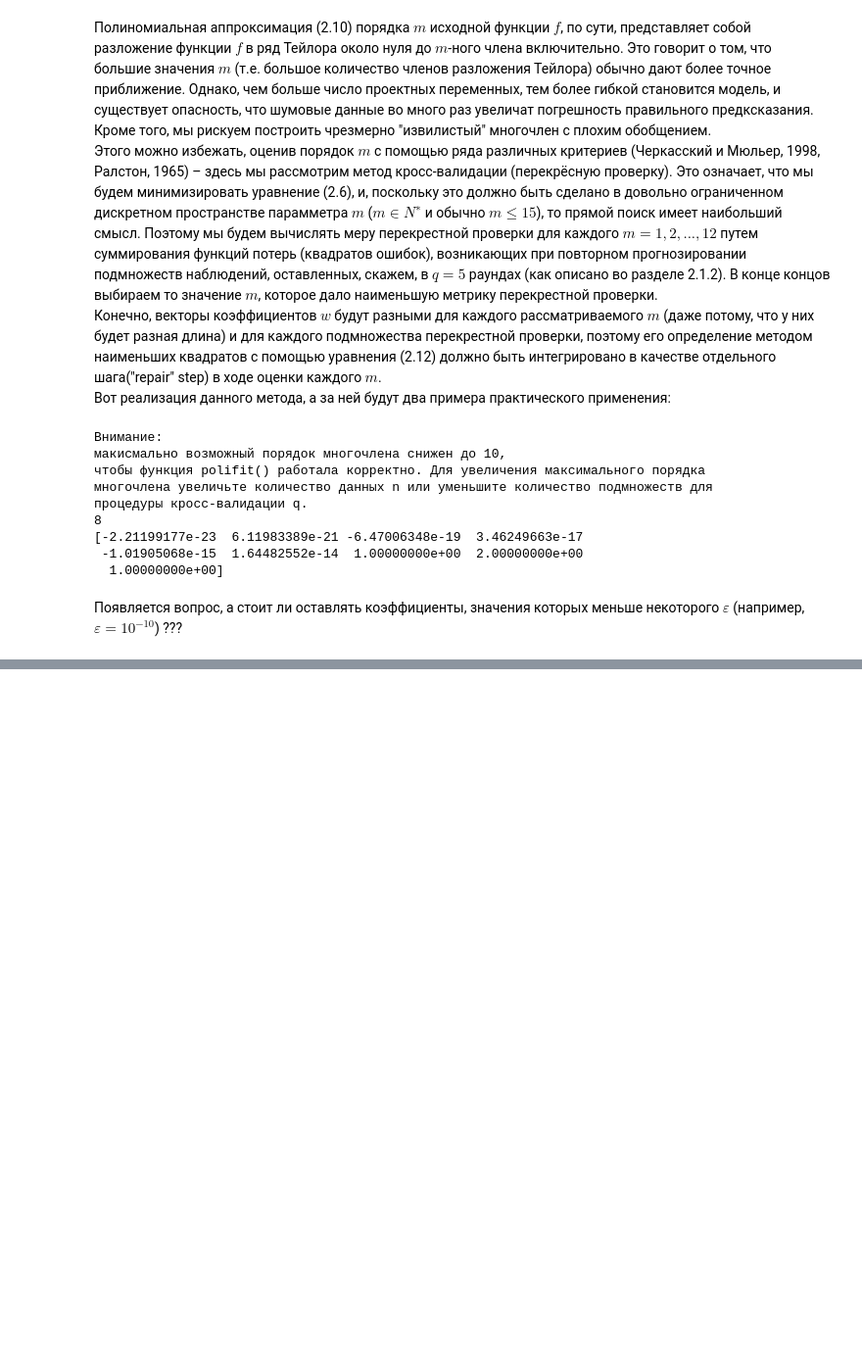
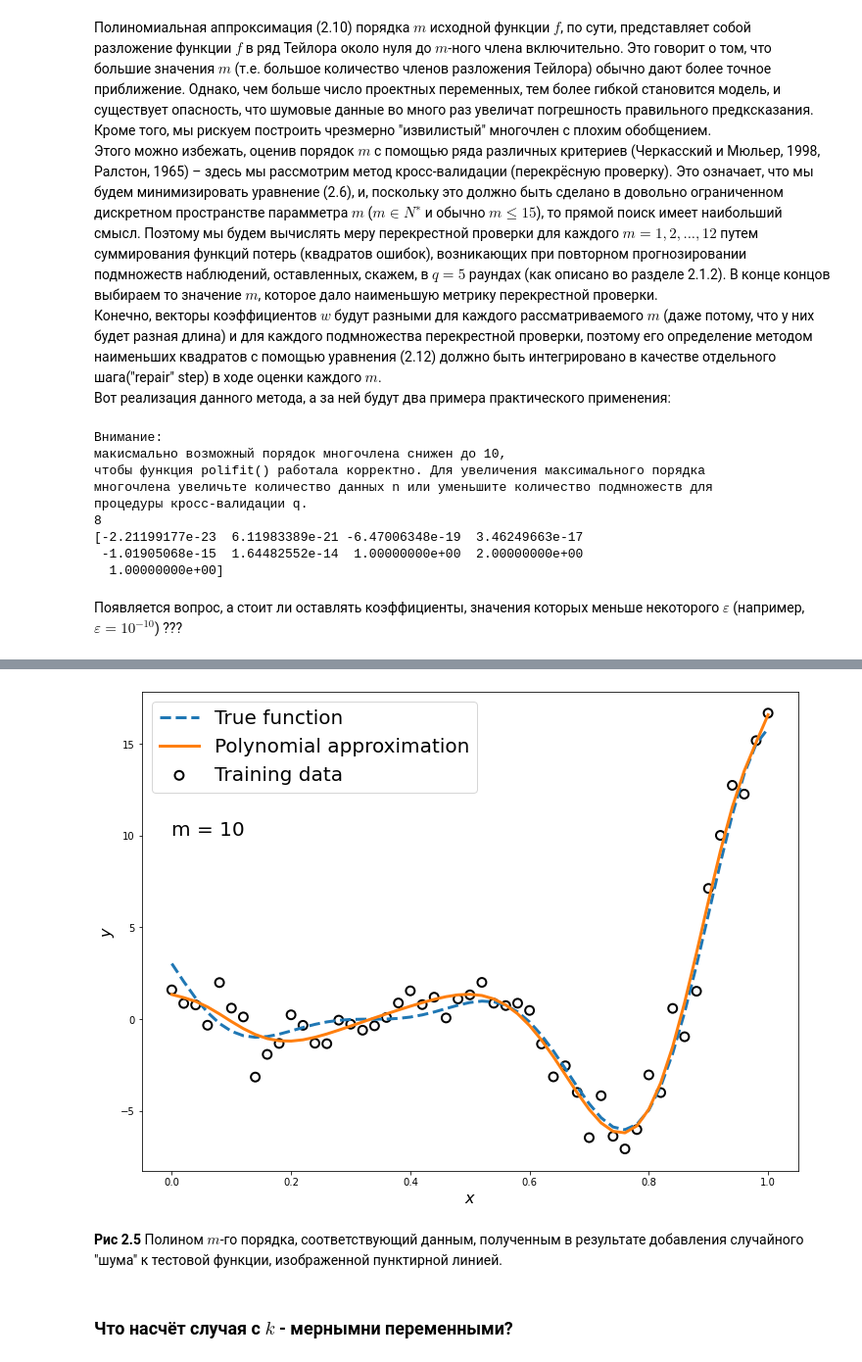
Before and after one commit to ruslan-shtin/science_work, a Jupyter notebook: Konspect/Chapter_2 - Constructing a Surrogate.ipynb, the cells around one changed output, grey strips where cells are left out. Shown at 98% size. Cells and saved outputs as stored; diff of their text form; code cells hidden in the pictures; blank space fills up the shorter version.

```diff
--- a/Konspect/Chapter_2 - Constructing a Surrogate.ipynb
+++ b/Konspect/Chapter_2 - Constructing a Surrogate.ipynb
@@ -250,0 +291,30 @@ for (i,x) in enumerate(X):
+# %%
+def onevar(x):
+    return (6*x-2)**2 * np.sin(12*x-4)
+# %%
+X = np.arange(0,1.001,0.02)
+n = len(X)
+true_y = onevar(X)
+y = true_y + np.random.normal(size=(n))
+
+m, coeff, mnstd = polynomial(X, y)
+surrogat_y = np.polyval(coeff,X)
+# %%
+size = 3
+plt.figure(figsize=(4*size, 3*size))
+
+plt.plot(X, true_y, label="True function", linestyle='--', linewidth=3)
+plt.scatter(X,y, s=80, facecolors='none', edgecolors='black', linewidth=2, label="Training data")
+plt.plot(X, surrogat_y, label="Polynomial approximation", linewidth=3)
+
+plt.legend(fontsize=20)
+plt.xlabel('$x$', size=16)
+plt.ylabel("$y$", size=16)
+plt.text(0,10,f"m = {m}", size=20)
+plt.show()
+# %% [output]
+[figure, added]
+# %% [markdown]
+__Рис 2.5__ Полином $m$-го порядка, соответствующий данным, полученным в результате добавления случайного "шума" к тестовой функции, изображенной пунктирной линией.
+# %% [markdown]
+### Что насчёт случая с $k$ - мернымни переменными?
```
Also changed, not shown: parts of 26 cells of this notebook, 2 other files.
